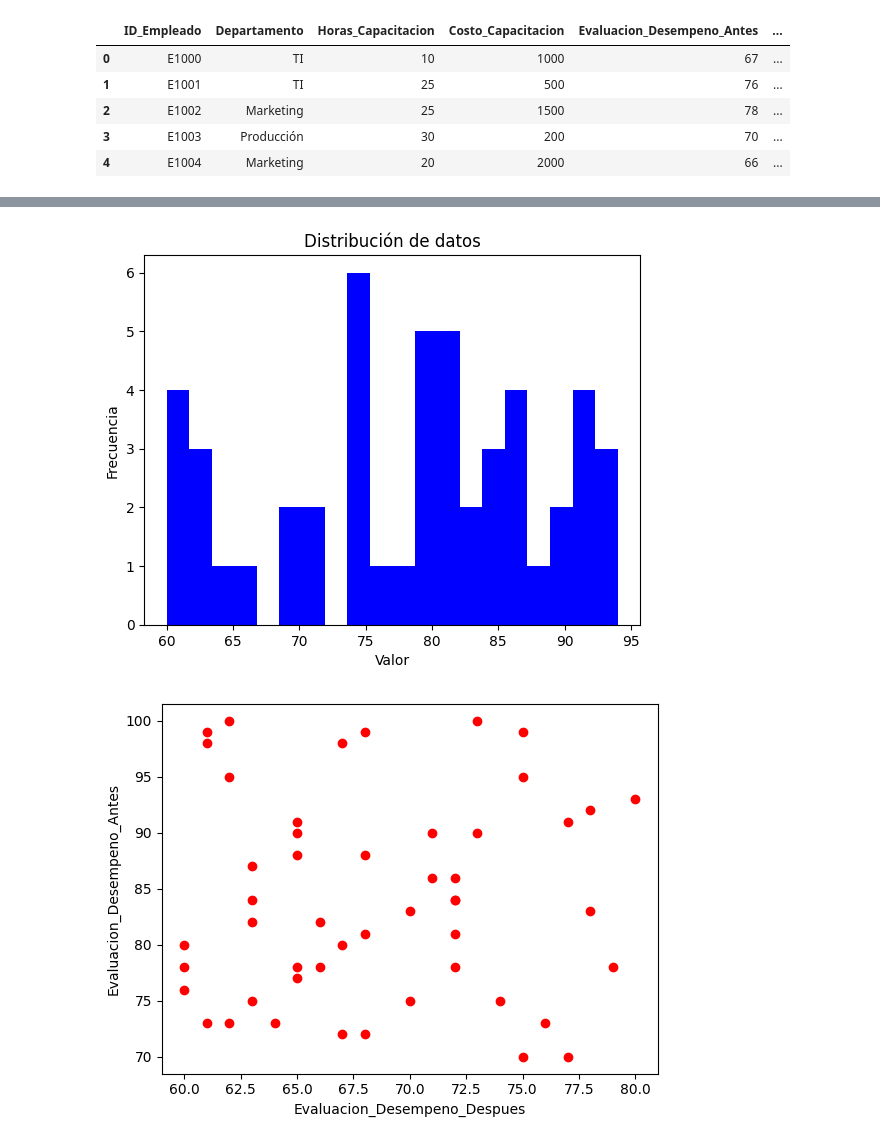
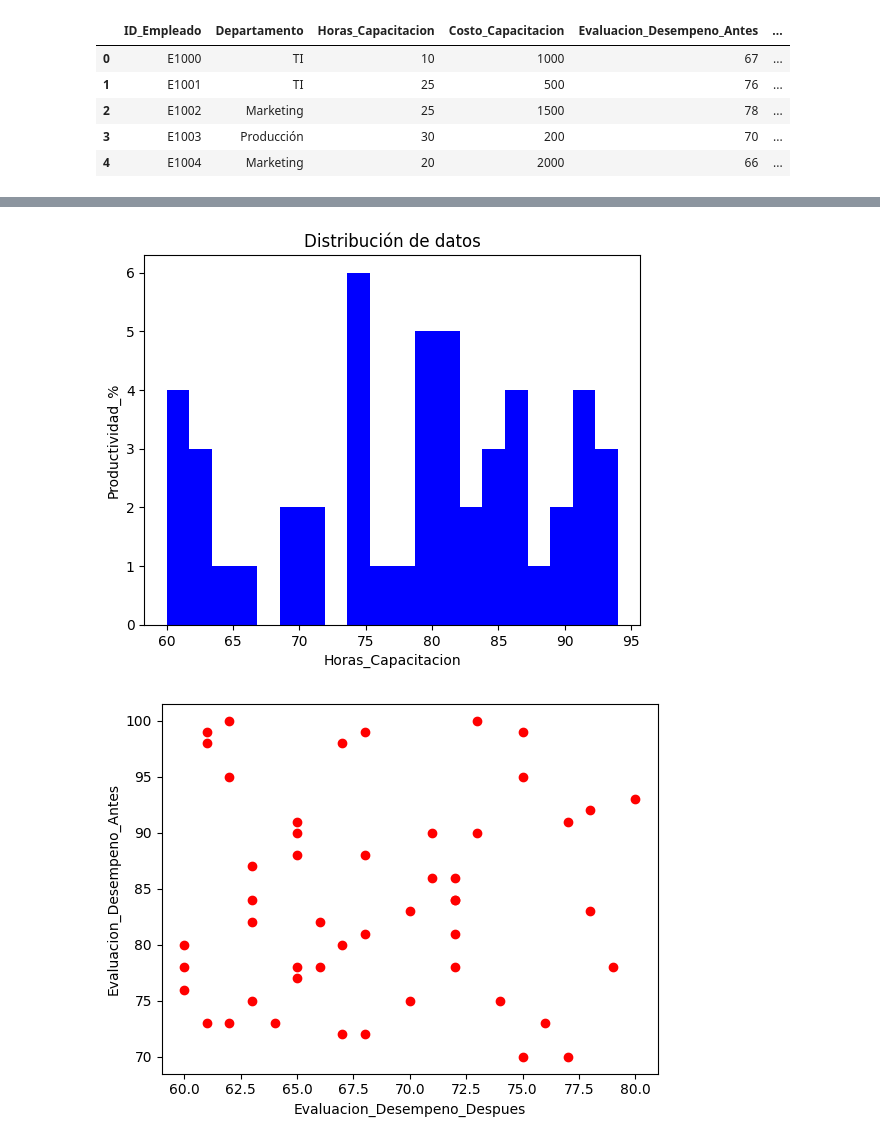
Before and after one commit to N4than13L/Unidad-3-diplomado-en-IA, a Jupyter notebook: Graficas.ipynb, the cells around one changed output, grey strips where cells are left out. Saved outputs shown, nothing was run; the diff lists cells and outputs as text; code cells hidden in the pictures.

```diff
--- a/Graficas.ipynb
+++ b/Graficas.ipynb
@@ -90,13 +96,13 @@ df.describe()
 # %%
 import matplotlib.pyplot as plt
 
 plt.hist(df["Productividad_%"], bins=20, color="blue")  # Histograma
-plt.xlabel("Valor")
-plt.ylabel("Frecuencia")
+plt.xlabel("Horas_Capacitacion")
+plt.ylabel("Productividad_%")
 plt.title("Distribución de datos")
 plt.show()
 # %% [output]
-[figure, old version]
+[figure, new version]
 # %%
 plt.scatter(df["Evaluacion_Desempeno_Antes"], df["Evaluacion_Desempeno_Despues"], color="red")  # Gráfico de dispersión
 plt.xlabel("Evaluacion_Desempeno_Despues")
```
Also changed, not shown: parts of 2 cells of this notebook, 1 other file.
